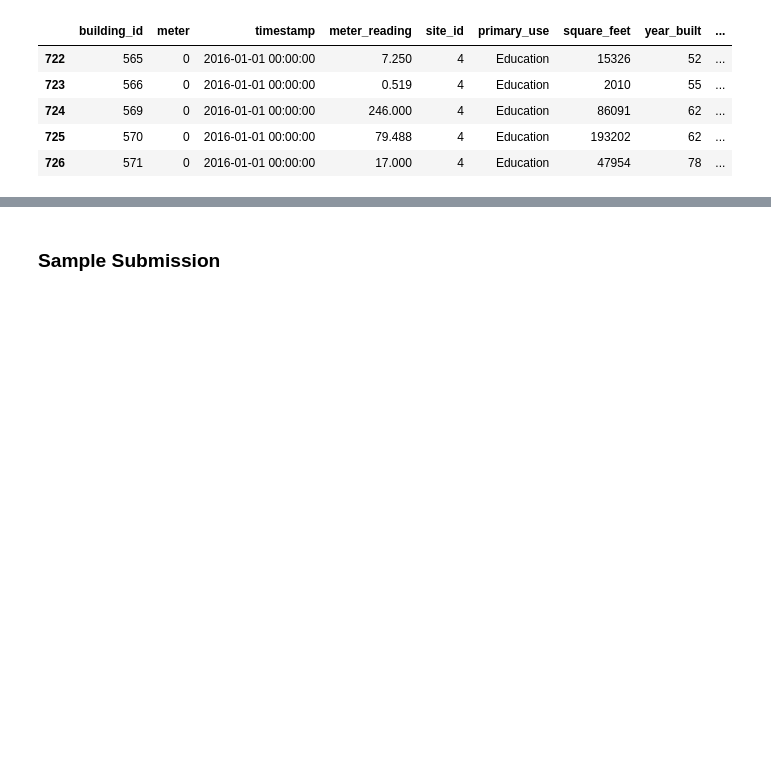
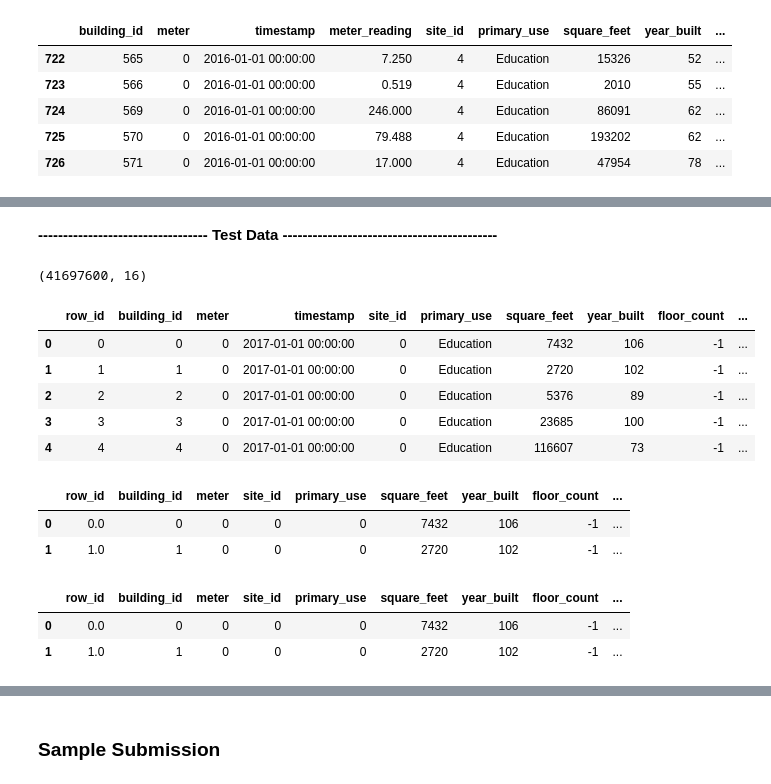
Before and after one commit to RamjiB/ASHRAE---Great-Energy-Predictor-III, a Jupyter notebook: Basic model.ipynb, the cells around one changed output, grey strips where cells are left out. Drawn from its saved outputs; the diff is of its cells as text; code cells hidden in the pictures; blank space fills up the shorter version.

```diff
--- a/Basic model.ipynb
+++ b/Basic model.ipynb
@@ -229,0 +624,14 @@ train_df.building_id.nunique()
+# %% [markdown]
+**---------------------------------- Test Data -------------------------------------------**
+# %%
+test_df = pd.read_csv('merged_test.csv')
+print(test_df.shape)
+test_df.head()
+# %% [output]
+(41697600, 16)
+|  | row_id | building_id | meter | timestamp | site_id | primary_use | square_feet | year_built | floor_count | ... |
+| 0 | 0 | 0 | 0 | 2017-01-01 00:00:00 | 0 | Education | 7432 | 106 | -1 | ... |
+| 1 | 1 | 1 | 0 | 2017-01-01 00:00:00 | 0 | Education | 2720 | 102 | -1 | ... |
+| 2 | 2 | 2 | 0 | 2017-01-01 00:00:00 | 0 | Education | 5376 | 89 | -1 | ... |
+| 3 | 3 | 3 | 0 | 2017-01-01 00:00:00 | 0 | Education | 23685 | 100 | -1 | ... |
+| 4 | 4 | 4 | 0 | 2017-01-01 00:00:00 | 0 | Education | 116607 | 73 | -1 | ... |
@@ -229,0 +643,16 @@ train_df.building_id.nunique()
+# %%
+test_df[['date','time']] = test_df['timestamp'].str.split(expand = True)
+test_df.drop('timestamp',axis = 1,inplace = True)
+test_df.head(2)
+# %% [output]
+|  | row_id | building_id | meter | site_id | primary_use | square_feet | year_built | floor_count | ... |
+| 0 | 0.0 | 0 | 0 | 0 | 0 | 7432 | 106 | -1 | ... |
+| 1 | 1.0 | 1 | 0 | 0 | 0 | 2720 | 102 | -1 | ... |
+# %%
+test_df['date'] = pd.to_datetime(test_df['date'],format='%Y-%m-%d')
+test_df['time'] = pd.to_datetime(test_df['time'],format='%H:%M:%S')
+test_df.head(2)
+# %% [output]
+|  | row_id | building_id | meter | site_id | primary_use | square_feet | year_built | floor_count | ... |
+| 0 | 0.0 | 0 | 0 | 0 | 0 | 7432 | 106 | -1 | ... |
+| 1 | 1.0 | 1 | 0 | 0 | 0 | 2720 | 102 | -1 | ... |
```
Also changed, not shown: parts of 64 cells of this notebook.
